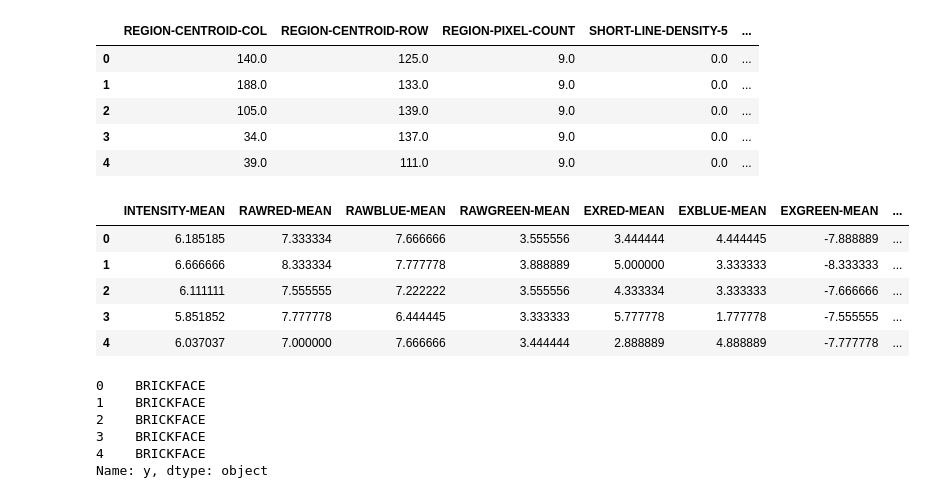
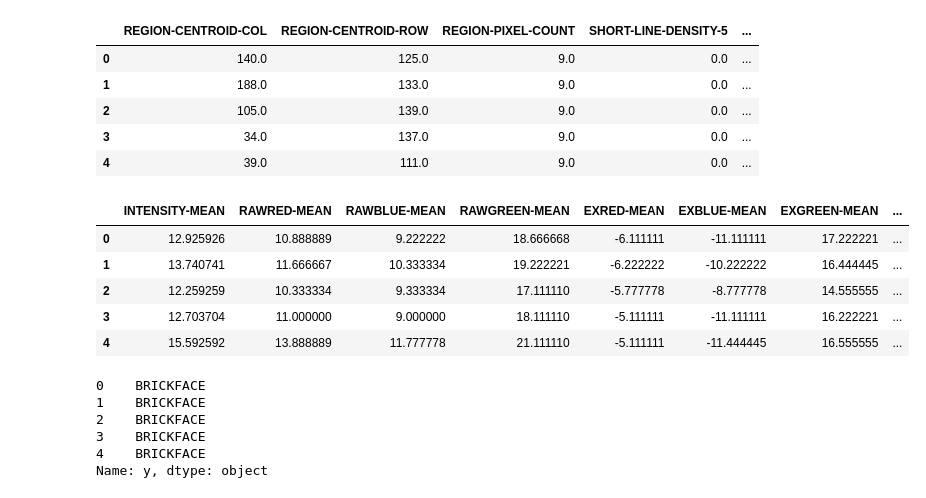
Before and after one commit to wba25/aprendizagem_de_maquina, a Jupyter notebook: image_segmentation/Ensemble.ipynb, the cells around one changed output. Cells and saved outputs as stored; diff of their text form; code cells hidden in the pictures.

```diff
--- a/image_segmentation/Ensemble.ipynb
+++ b/image_segmentation/Ensemble.ipynb
@@ -51,3 +50,6 @@ rgb_view = data_set.iloc[:,10:].copy()
+# %%
+shape_view_test = test_set.iloc[:,1:10].copy()
+rgb_view_test = test_set.iloc[:,10:].copy()
 # %%
 shape_view.head()
 # %% [output]
@@ -58,14 +60,14 @@ shape_view.head()
 | 3 | 34.0 | 137.0 | 9.0 | 0.0 | ... |
 | 4 | 39.0 | 111.0 | 9.0 | 0.0 | ... |
 # %%
-rgb_view.head()
+rgb_view_test.head()
 # %% [output]
 |  | INTENSITY-MEAN | RAWRED-MEAN | RAWBLUE-MEAN | RAWGREEN-MEAN | EXRED-MEAN | EXBLUE-MEAN | EXGREEN-MEAN | ... |
-| 0 | 6.185185 | 7.333334 | 7.666666 | 3.555556 | 3.444444 | 4.444445 | -7.888889 | ... |
-| 1 | 6.666666 | 8.333334 | 7.777778 | 3.888889 | 5.000000 | 3.333333 | -8.333333 | ... |
-| 2 | 6.111111 | 7.555555 | 7.222222 | 3.555556 | 4.333334 | 3.333333 | -7.666666 | ... |
-| 3 | 5.851852 | 7.777778 | 6.444445 | 3.333333 | 5.777778 | 1.777778 | -7.555555 | ... |
-| 4 | 6.037037 | 7.000000 | 7.666666 | 3.444444 | 2.888889 | 4.888889 | -7.777778 | ... |
+| 0 | 12.925926 | 10.888889 | 9.222222 | 18.666668 | -6.111111 | -11.111111 | 17.222221 | ... |
+| 1 | 13.740741 | 11.666667 | 10.333334 | 19.222221 | -6.222222 | -10.222222 | 16.444445 | ... |
+| 2 | 12.259259 | 10.333334 | 9.333334 | 17.111110 | -5.777778 | -8.777778 | 14.555555 | ... |
+| 3 | 12.703704 | 11.000000 | 9.000000 | 18.111110 | -5.111111 | -11.111111 | 16.222221 | ... |
+| 4 | 15.592592 | 13.888889 | 11.777778 | 21.111110 | -5.111111 | -11.444445 | 16.555555 | ... |
 # %%
 X = data_set.iloc[:,1:].copy()
 y = data_set.y.copy()
```
Also changed, not shown: parts of 4 cells of this notebook.
